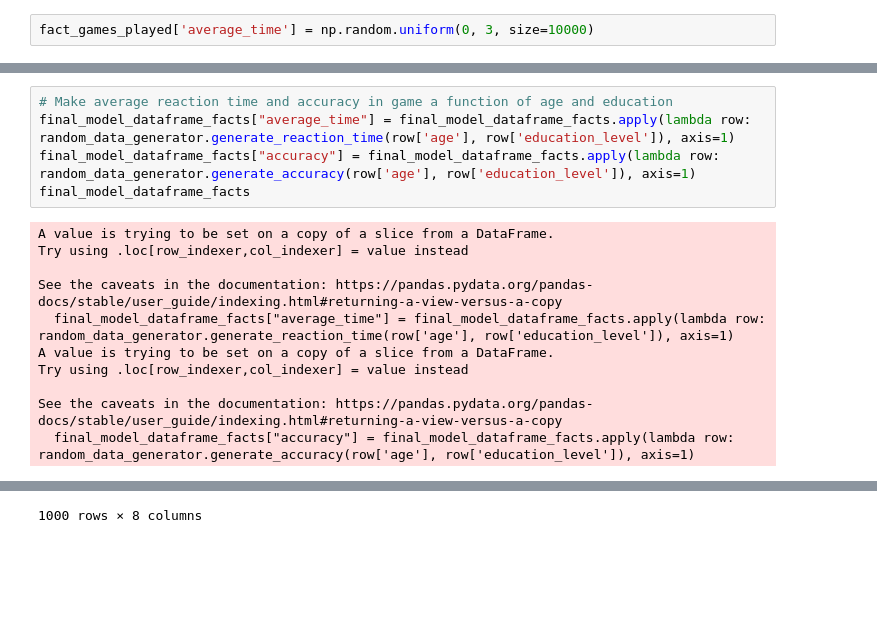
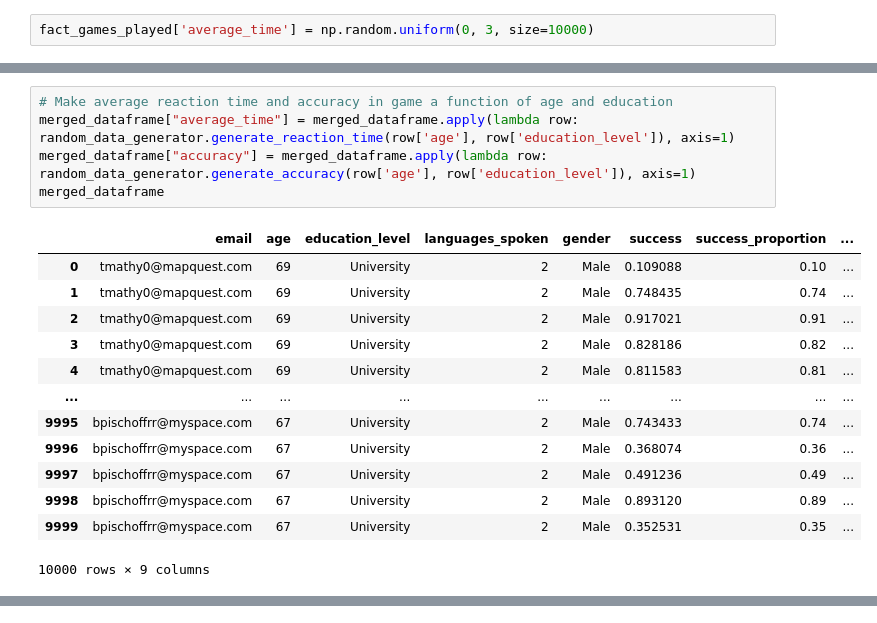
Before and after one commit to carmenvilanova/SeniorTrAIning, a Jupyter notebook: main_data/notebooks/main_notebook.ipynb, the cells around one changed output, grey strips where cells are left out. Saved outputs shown, nothing was run; the diff lists cells and outputs as text; blank space fills up the shorter version.

```diff
--- a/main_data/notebooks/main_notebook.ipynb
+++ b/main_data/notebooks/main_notebook.ipynb
@@ -182,16 +208,19 @@ final_model_dataframe_facts = final_model_dataframe
 # %%
 # Make average reaction time and accuracy in game a function of age and education
-final_model_dataframe_facts["average_time"] = final_model_dataframe_facts.apply(lambda row: random_data_generator.generate_reaction_time(row['age'], row['education_level']), axis=1)
-final_model_dataframe_facts["accuracy"] = final_model_dataframe_facts.apply(lambda row: random_data_generator.generate_accuracy(row['age'], row['education_level']), axis=1)
-final_model_dataframe_facts
+merged_dataframe["average_time"] = merged_dataframe.apply(lambda row: random_data_generator.generate_reaction_time(row['age'], row['education_level']), axis=1)
+merged_dataframe["accuracy"] = merged_dataframe.apply(lambda row: random_data_generator.generate_accuracy(row['age'], row['education_level']), axis=1)
+merged_dataframe
 # %% [output]
+|  | email | age | education_level | languages_spoken | gender | success | success_proportion | ... |
+| 0 | tmathy0@mapquest.com | 69 | University | 2 | Male | 0.109088 | 0.10 | ... |
+| 1 | tmathy0@mapquest.com | 69 | University | 2 | Male | 0.748435 | 0.74 | ... |
+| 2 | tmathy0@mapquest.com | 69 | University | 2 | Male | 0.917021 | 0.91 | ... |
+| 3 | tmathy0@mapquest.com | 69 | University | 2 | Male | 0.828186 | 0.82 | ... |
+| 4 | tmathy0@mapquest.com | 69 | University | 2 | Male | 0.811583 | 0.81 | ... |
+| ... | ... | ... | ... | ... | ... | ... | ... | ... |
+| 9995 | bpischoffrr@myspace.com | 67 | University | 2 | Male | 0.743433 | 0.74 | ... |
+| 9996 | bpischoffrr@myspace.com | 67 | University | 2 | Male | 0.368074 | 0.36 | ... |
+| 9997 | bpischoffrr@myspace.com | 67 | University | 2 | Male | 0.491236 | 0.49 | ... |
+| 9998 | bpischoffrr@myspace.com | 67 | University | 2 | Male | 0.893120 | 0.89 | ... |
+| 9999 | bpischoffrr@myspace.com | 67 | University | 2 | Male | 0.352531 | 0.35 | ... |
-A value is trying to be set on a copy of a slice from a DataFrame.
-Try using .loc[row_indexer,col_indexer] = value instead
-
-See the caveats in the documentation: https://pandas.pydata.org/pandas-docs/stable/user_guide/indexing.html#returning-a-view-versus-a-copy
-  final_model_dataframe_facts["average_time"] = final_model_dataframe_facts.apply(lambda row: random_data_generator.generate_reaction_time(row['age'], row['education_level']), axis=1)
-A value is trying to be set on a copy of a slice from a DataFrame.
-Try using .loc[row_indexer,col_indexer] = value instead
-
-See the caveats in the documentation: https://pandas.pydata.org/pandas-docs/stable/user_guide/indexing.html#returning-a-view-versus-a-copy
-  final_model_dataframe_facts["accuracy"] = final_model_dataframe_facts.apply(lambda row: random_data_generator.generate_accuracy(row['age'], row['education_level']), axis=1)
+10000 rows × 9 columns
@@ -210,4 +227,3 @@ See the caveats in the documentation: https://pandas.pydata.org/pandas-docs/stab
-1000 rows × 8 columns
 # %%
 # Generate cognitive level value
 time_reference = 15.73
```
Also changed, not shown: parts of 26 cells of this notebook, 5 other files.
